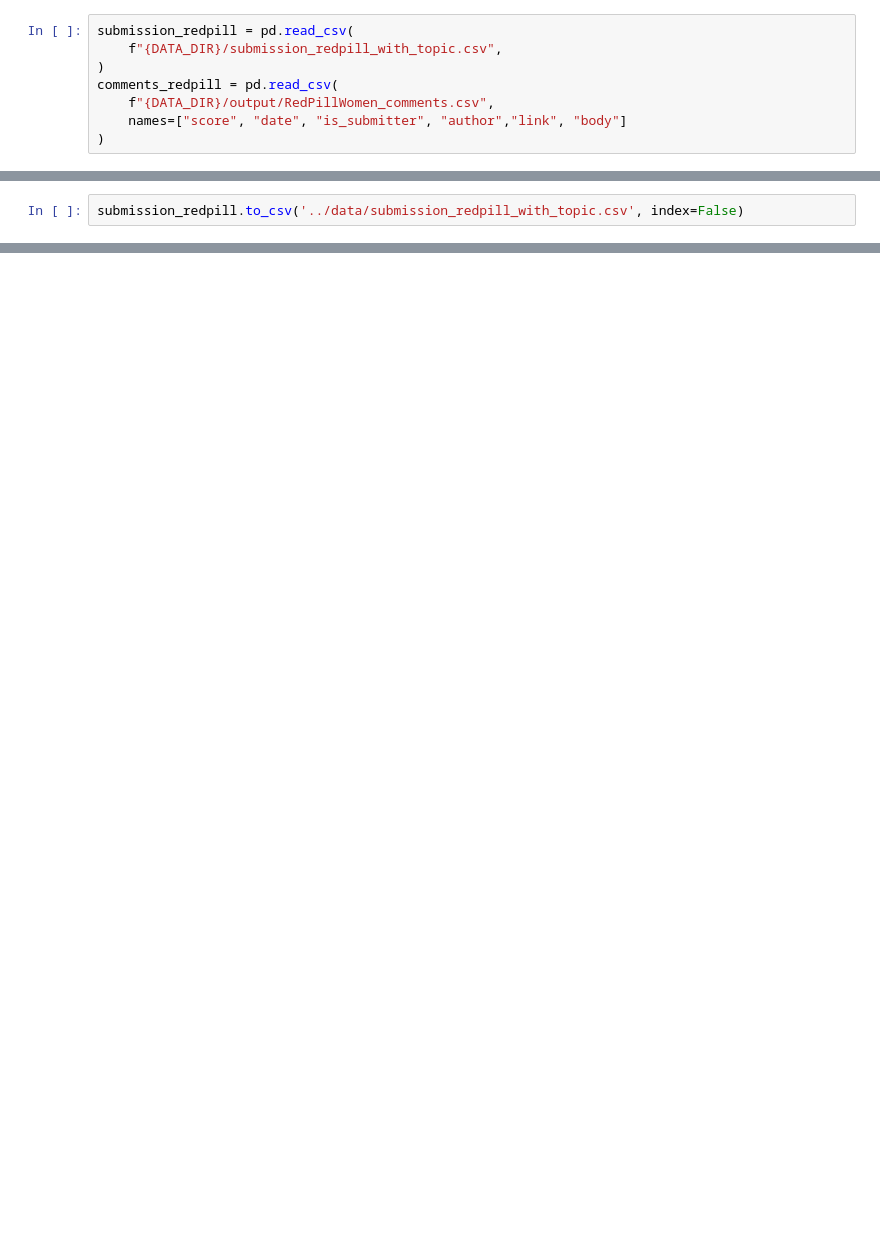
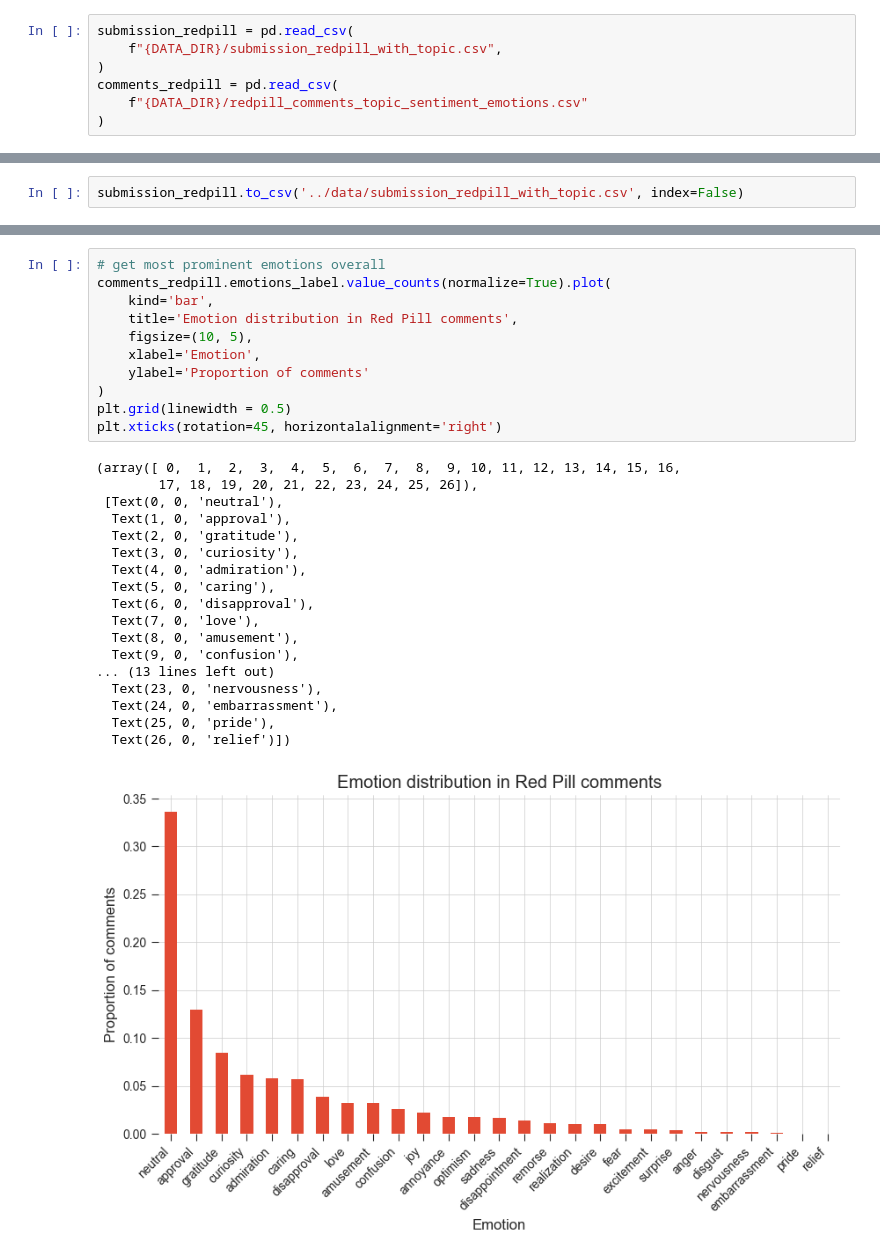
Before and after one commit to MisterXY89/redpillwomen, a Jupyter notebook: src/sentiment_per_topic.ipynb, the cells around one changed output, grey strips where cells are left out. Drawn from its saved outputs; the diff is of its cells as text; blank space fills up the shorter version.

```diff
--- a/src/sentiment_per_topic.ipynb
+++ b/src/sentiment_per_topic.ipynb
@@ -119,7 +120,6 @@ submission_redpill = pd.read_csv(
     f"{DATA_DIR}/submission_redpill_with_topic.csv",
 )
 comments_redpill = pd.read_csv(
-    f"{DATA_DIR}/output/RedPillWomen_comments.csv",
-    names=["score", "date", "is_submitter", "author","link", "body"]
+    f"{DATA_DIR}/redpill_comments_topic_sentiment_emotions.csv"
 )
 # %%
@@ -269,0 +255,30 @@ test.sentiment_label.isna().sum()
+# %%
+# get most prominent emotions overall
+comments_redpill.emotions_label.value_counts(normalize=True).plot(
+    kind='bar',
+    title='Emotion distribution in Red Pill comments',
+    figsize=(10, 5),
+    xlabel='Emotion',
+    ylabel='Proportion of comments'
+)
+plt.grid(linewidth = 0.5)
+plt.xticks(rotation=45, horizontalalignment='right')
+# %% [output]
+(array([ 0,  1,  2,  3,  4,  5,  6,  7,  8,  9, 10, 11, 12, 13, 14, 15, 16,
+        17, 18, 19, 20, 21, 22, 23, 24, 25, 26]),
+ [Text(0, 0, 'neutral'),
+  Text(1, 0, 'approval'),
+  Text(2, 0, 'gratitude'),
+  Text(3, 0, 'curiosity'),
+  Text(4, 0, 'admiration'),
+  Text(5, 0, 'caring'),
+  Text(6, 0, 'disapproval'),
+  Text(7, 0, 'love'),
+  Text(8, 0, 'amusement'),
+  Text(9, 0, 'confusion'),
+... (13 lines left out)
+  Text(23, 0, 'nervousness'),
+  Text(24, 0, 'embarrassment'),
+  Text(25, 0, 'pride'),
+  Text(26, 0, 'relief')])
+[figure, added]
```
Also changed, not shown: parts of 32 cells of this notebook, 1 other file.
